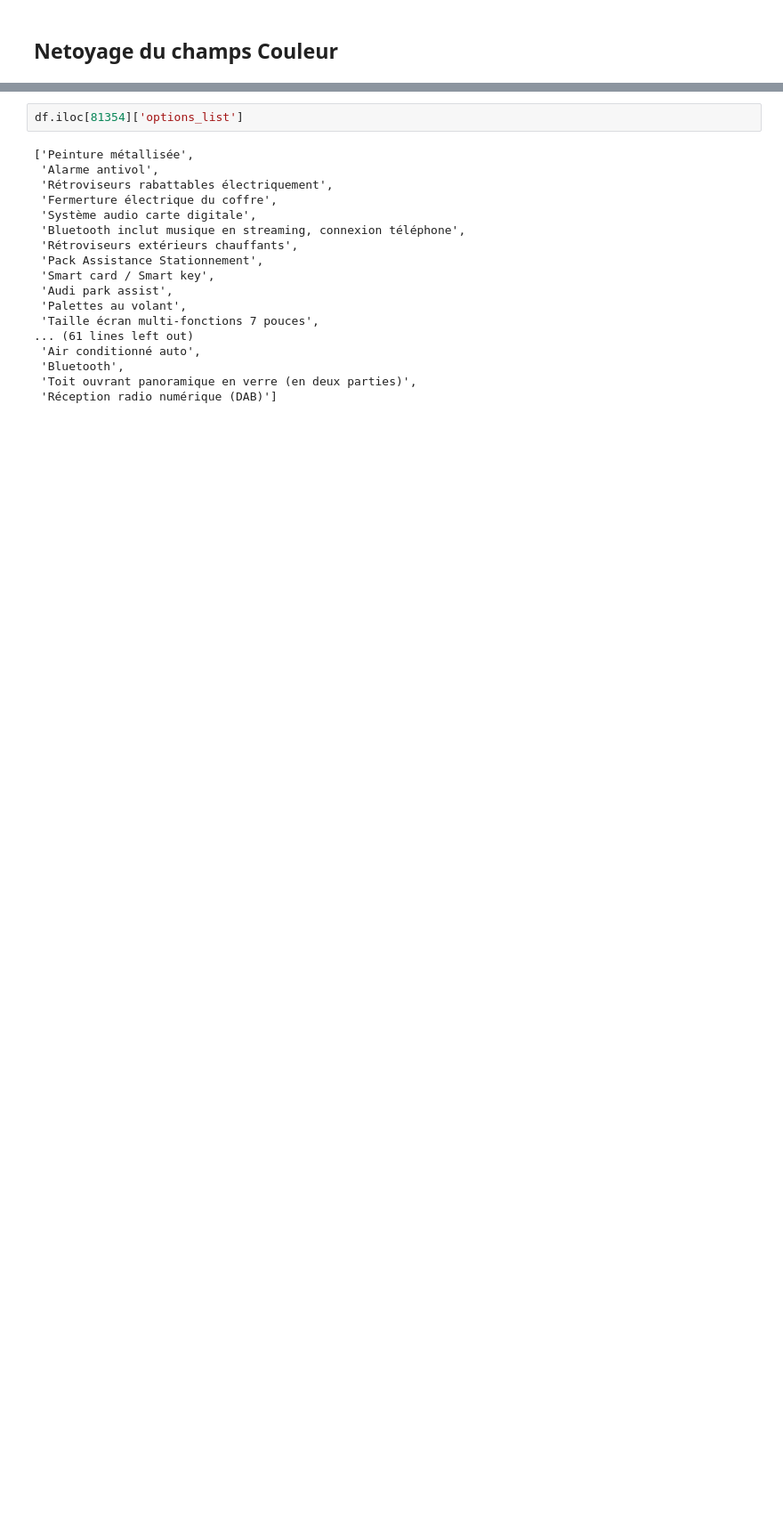
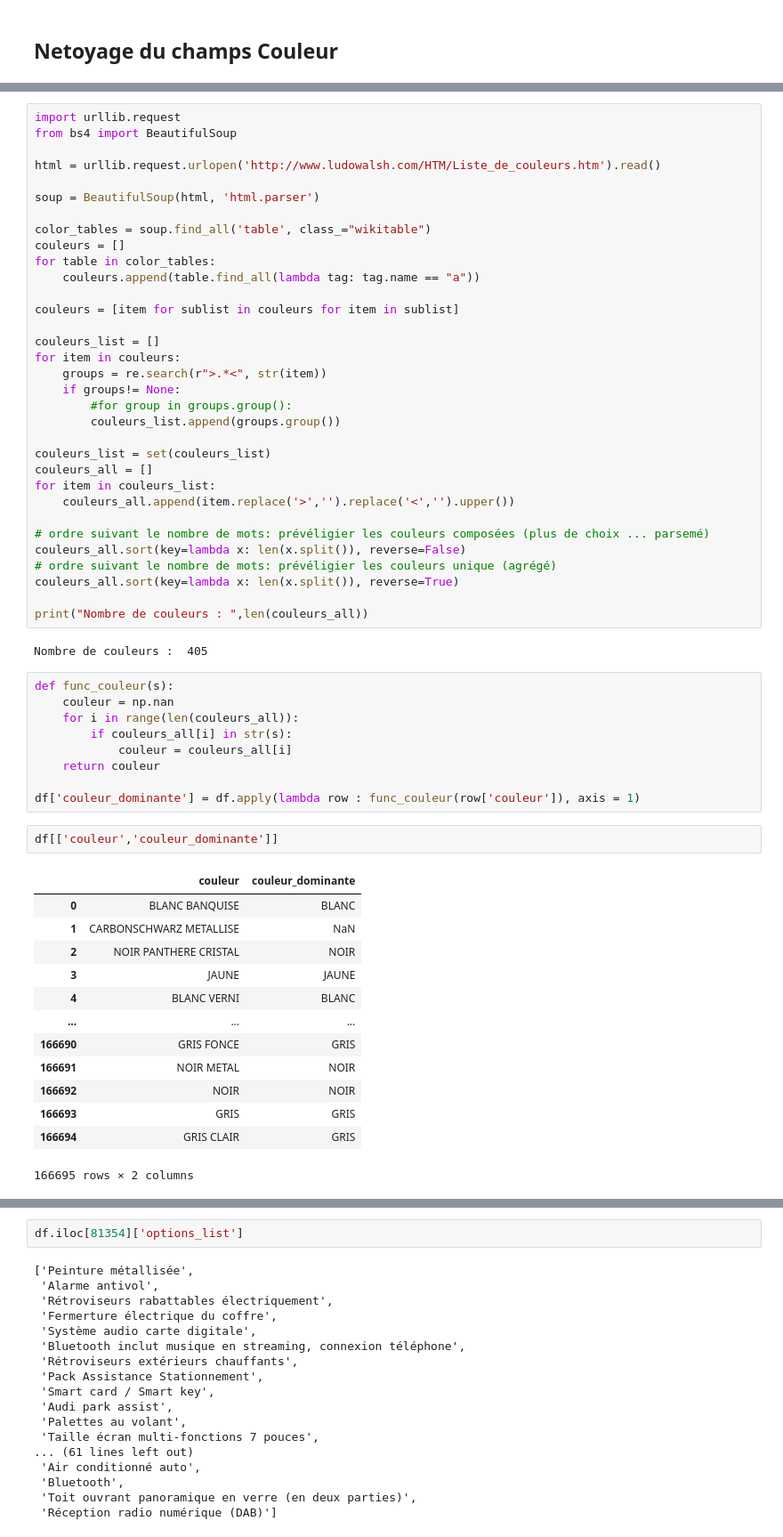
Before and after one commit to lyes1/projet_data_automobile, a Jupyter notebook: Projet_estimation_vehicule.ipynb, the cells around one changed output, grey strips where cells are left out. Shown at 89% size. Cells and saved outputs as stored; diff of their text form; blank space fills up the shorter version.

```diff
--- a/Projet_estimation_vehicule.ipynb
+++ b/Projet_estimation_vehicule.ipynb
@@ -369,0 +316,60 @@ IndentationError: unexpected indent (<ipython-input-139-00d2d185cec9>, line 15)
+# %%
+import urllib.request
+from bs4 import BeautifulSoup
+
+html = urllib.request.urlopen('http://www.ludowalsh.com/HTM/Liste_de_couleurs.htm').read()
+
+soup = BeautifulSoup(html, 'html.parser')
+
+color_tables = soup.find_all('table', class_="wikitable")
+couleurs = []
+for table in color_tables:
+    couleurs.append(table.find_all(lambda tag: tag.name == "a"))
+
+couleurs = [item for sublist in couleurs for item in sublist]
+
+couleurs_list = []
+for item in couleurs:
+    groups = re.search(r">.*<", str(item))
+    if groups!= None:
+        #for group in groups.group():
+        couleurs_list.append(groups.group())
+
+couleurs_list = set(couleurs_list)
+couleurs_all = []
+for item in couleurs_list:
+    couleurs_all.append(item.replace('>','').replace('<','').upper())
+
+# ordre suivant le nombre de mots: prévéligier les couleurs composées (plus de choix ... parsemé)
+couleurs_all.sort(key=lambda x: len(x.split()), reverse=False)
+# ordre suivant le nombre de mots: prévéligier les couleurs unique (agrégé)
+couleurs_all.sort(key=lambda x: len(x.split()), reverse=True)
+
+print("Nombre de couleurs : ",len(couleurs_all))
+# %% [output]
+Nombre de couleurs :  405
+# %%
+def func_couleur(s):
+    couleur = np.nan
+    for i in range(len(couleurs_all)):
+        if couleurs_all[i] in str(s):
+            couleur = couleurs_all[i]
+    return couleur
+
+df['couleur_dominante'] = df.apply(lambda row : func_couleur(row['couleur']), axis = 1)
+# %%
+df[['couleur','couleur_dominante']]
+# %% [output]
+|  | couleur | couleur_dominante |
+| 0 | BLANC BANQUISE | BLANC |
+| 1 | CARBONSCHWARZ METALLISE | NaN |
+| 2 | NOIR PANTHERE CRISTAL | NOIR |
+| 3 | JAUNE | JAUNE |
+| 4 | BLANC VERNI | BLANC |
+| ... | ... | ... |
+| 166690 | GRIS FONCE | GRIS |
+| 166691 | NOIR METAL | NOIR |
+| 166692 | NOIR | NOIR |
+| 166693 | GRIS | GRIS |
+| 166694 | GRIS CLAIR | GRIS |
+166695 rows × 2 columns
```
Also changed, not shown: parts of 49 cells of this notebook.
